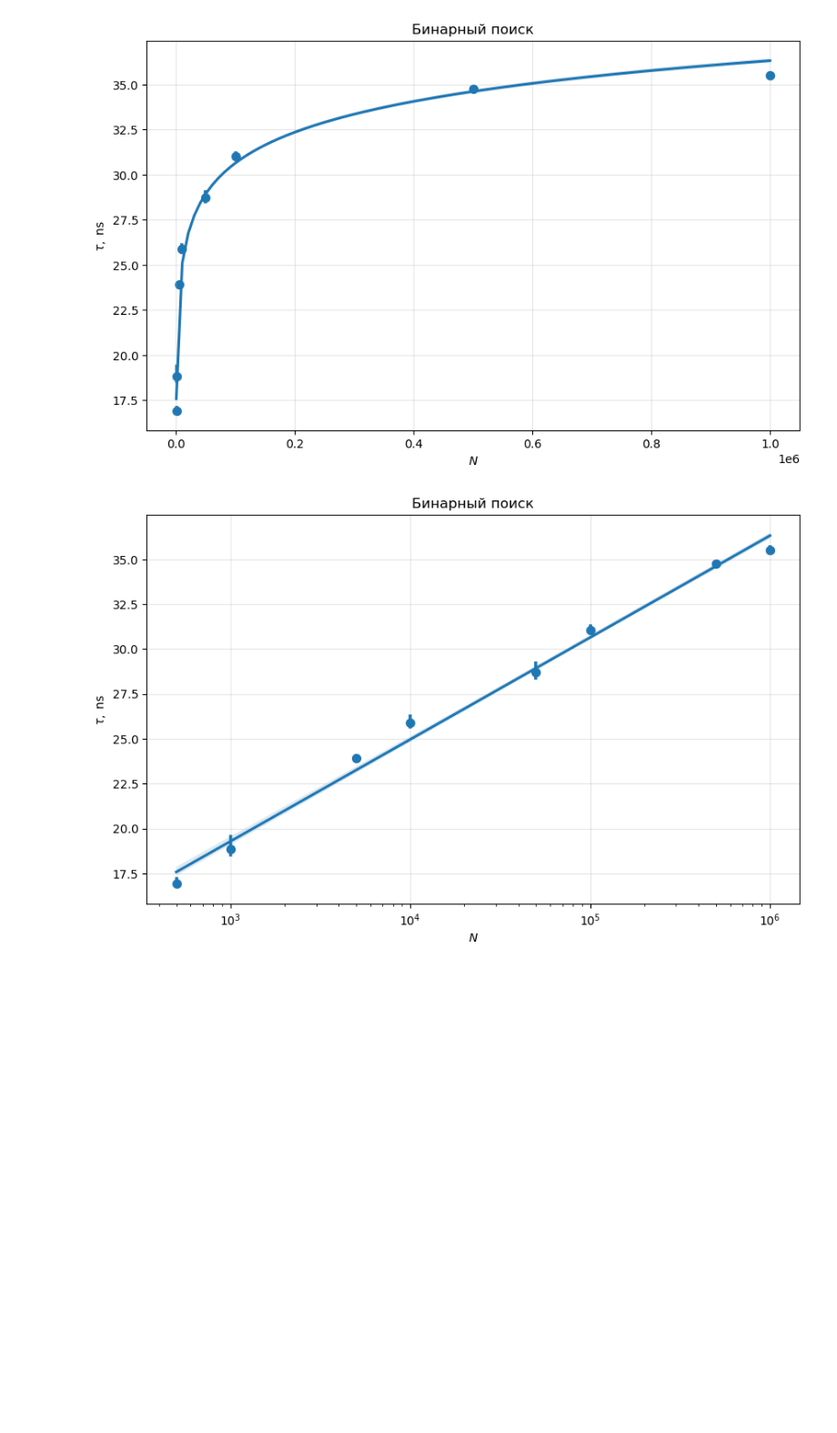
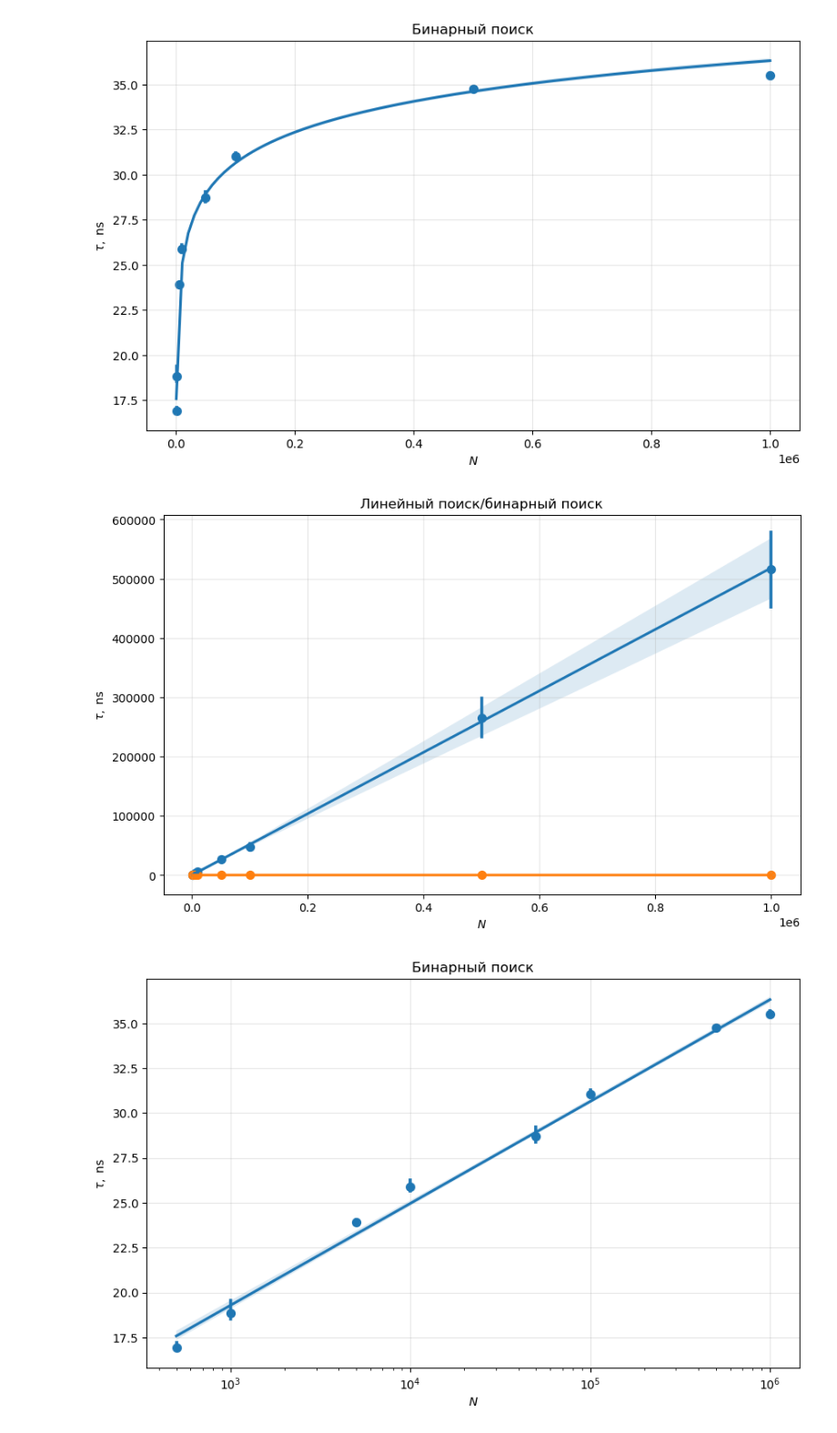
Before and after one commit to TrueToxa/lab-cpp, a Jupyter notebook: lab1-cpp/python/graph.ipynb, the cells around one changed output. Shown at 91% size. Cells and saved outputs as stored; diff of their text form; code cells hidden in the pictures; blank space fills up the shorter version.

```diff
--- a/lab1-cpp/python/graph.ipynb
+++ b/lab1-cpp/python/graph.ipynb
@@ -72,6 +72,29 @@ plt.savefig('find_num_in_sorted_array.png')
 plt.show()
 # %% [output]
 [figure]
+# %%
+df = pd.read_csv('../csv/find_num_in_array.csv', delimiter=';')
+
+plt.figure(figsize=(10,6))
+
+sns.regplot(data=df, x="n", y="t_ns", order=1, x_estimator=np.mean, ci = 95)
+# кресты ошибок - доверительный интервал 95%
+df = pd.read_csv('../csv/find_num_in_sorted_array.csv', delimiter=';')
+
+sns.regplot(data=df, x="n", y="t_ns", order=1, x_estimator=np.mean, logx = 1, ci = 98)
+# plt.yscale('log')
+# plt.xscale('log')
+
+plt.title('Линейный поиск/бинарный поиск')
+plt.xlabel('$N$')
+plt.ylabel('$\\tau,\\ \\text{ns}$')
+plt.grid(True, alpha=0.3)
+# plt.ylim(0, 50)
+# plt.xlim(0, 100000)
+plt.savefig('find_num_in_array_lin.png')
+plt.show()
+# %% [output]
+[figure, added]
 # %%
 df = pd.read_csv('../csv/find_num_in_sorted_array.csv', delimiter=';')
 
```
Also changed, not shown: parts of 7 cells of this notebook, 23 other files.
